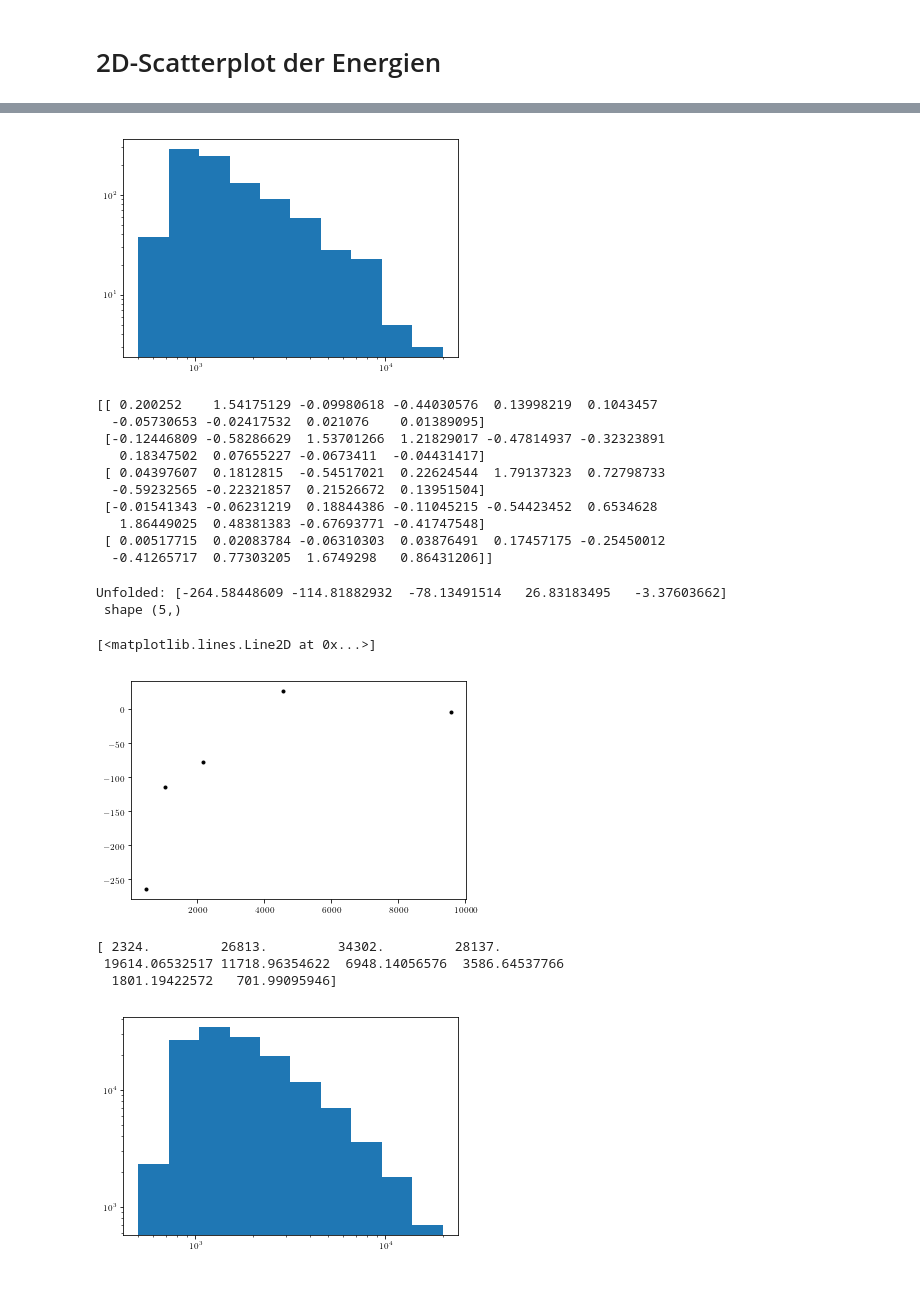
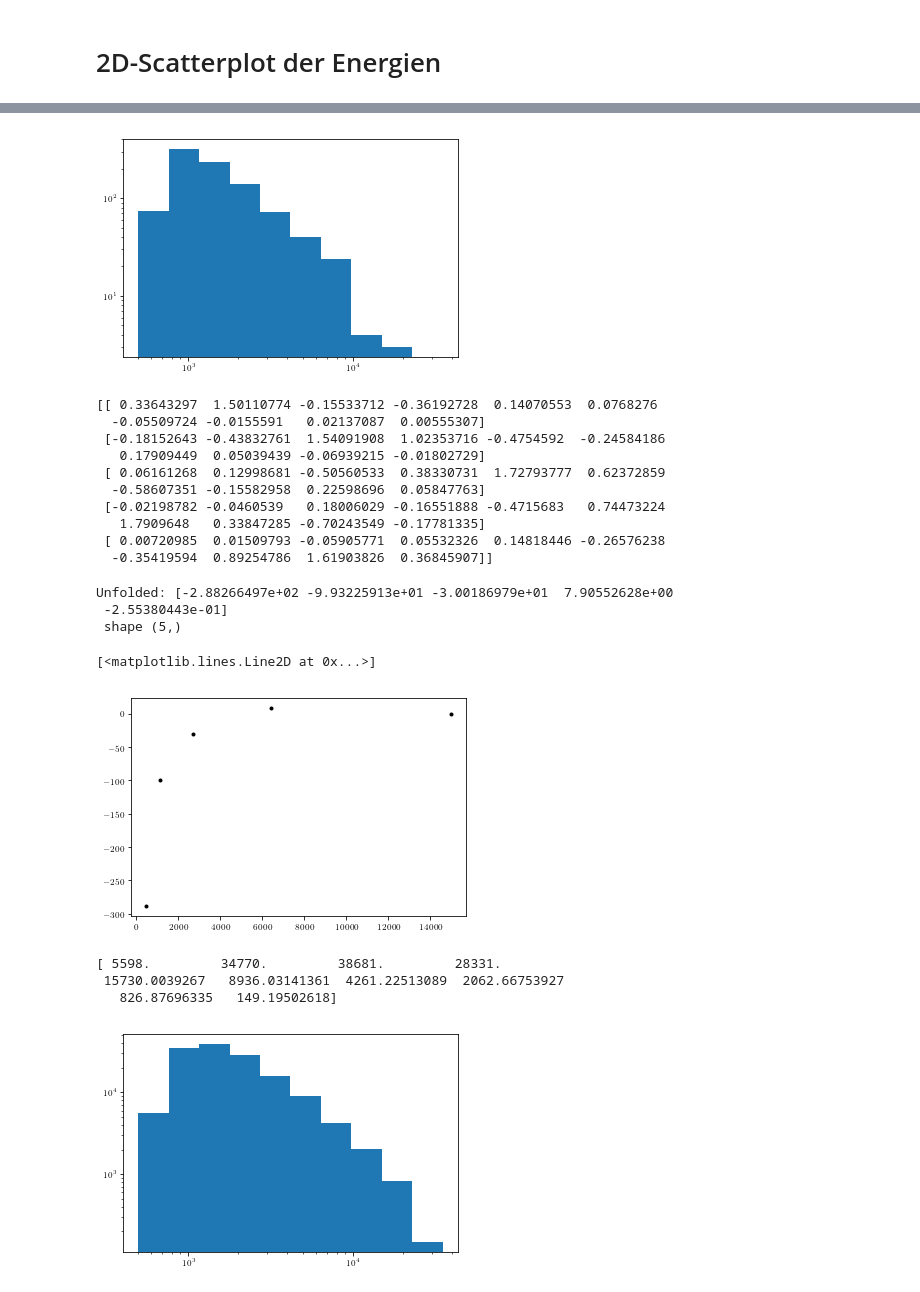
Before and after one commit to Ninilini/FP_Teilchen, a Jupyter notebook: FACT/plots/data_reading.ipynb, the cells around one changed output, grey strips where cells are left out. Drawn from its saved outputs; the diff is of its cells as text; code cells hidden in the pictures.

```diff
--- a/FACT/plots/data_reading.ipynb
+++ b/FACT/plots/data_reading.ipynb
@@ -143,8 +141,8 @@ matrix, xedge, yedge = np.histogram2d(
     gammas_sel['gamma_energy_prediction'],
     gammas_sel['corsika_event_header_total_energy'],
                                          bins=[
-                                             np.logspace(np.log10(500),np.log10(20e3),11),
-                                             np.logspace(np.log10(500),np.log10(20e3),6),
+                                             np.logspace(np.log10(500),np.log10(35e3),11),
+                                             np.logspace(np.log10(500),np.log10(35e3),6),
                                          ])
 matrix = matrix/np.sum(matrix,axis=0) #hier erfolgt die Normierung
 plt.matshow(matrix)
@@ -164,46 +162,47 @@ g, bins, p = plt.hist(crab_events_sel['gamma_energy_prediction'], bins=xedge)
 plt.xscale('log')
 plt.yscale('log')
 # %% [output]
-[figure, old version]
+[figure, new version]
 # %%
 # Penrose-Moore Pseudoinverse ausrechnen (nicht quadratisch)
 inv = np.linalg.pinv(matrix)
 print(inv)
 # %% [output]
-[[ 0.200252    1.54175129 -0.09980618 -0.44030576  0.13998219  0.1043457
-  -0.05730653 -0.02417532  0.021076    0.01389095]
- [-0.12446809 -0.58286629  1.53701266  1.21829017 -0.47814937 -0.32323891
-   0.18347502  0.07655227 -0.0673411  -0.04431417]
- [ 0.04397607  0.1812815  -0.54517021  0.22624544  1.79137323  0.72798733
-  -0.59232565 -0.22321857  0.21526672  0.13951504]
- [-0.01541343 -0.06231219  0.18844386 -0.11045215 -0.54423452  0.6534628
-   1.86449025  0.48381383 -0.67693771 -0.41747548]
- [ 0.00517715  0.02083784 -0.06310303  0.03876491  0.17457175 -0.25450012
-  -0.41265717  0.77303205  1.6749298   0.86431206]]
+[[ 0.33643297  1.50110774 -0.15533712 -0.36192728  0.14070553  0.0768276
+  -0.05509724 -0.0155591   0.02137087  0.00555307]
+ [-0.18152643 -0.43832761  1.54091908  1.02353716 -0.4754592  -0.24584186
+   0.17909449  0.05039439 -0.06939215 -0.01802729]
+ [ 0.06161268  0.12998681 -0.50560533  0.38330731  1.72793777  0.62372859
+  -0.58607351 -0.15582958  0.22598696  0.05847763]
+ [-0.02198782 -0.0460539   0.18006029 -0.16551888 -0.4715683   0.74473224
+   1.7909648   0.33847285 -0.70243549 -0.17781335]
+ [ 0.00720985  0.01509793 -0.05905771  0.05532326  0.14818446 -0.26576238
+  -0.35419594  0.89254786  1.61903826  0.36845907]]
 # %%
 # Naive Entfaltung
 ev = g-b
 print('Unfolded: {}\n shape {}'.format(inv.dot(ev), np.shape(inv.dot(ev))))
 plt.plot(yedge[:-1], inv.dot(ev), 'k.')
 # %% [output]
-Unfolded: [-264.58448609 -114.81882932  -78.13491514   26.83183495   -3.37603662]
+Unfolded: [-2.88266497e+02 -9.93225913e+01 -3.00186979e+01  7.90552628e+00
+ -2.55380443e-01]
  shape (5,)
 [<matplotlib.lines.Line2D at 0x...>]
-[figure, old version]
+[figure, new version]
 # %%
 #Entfaltung mit Likelihood-Fit
 f, bins = np.histogram(gammas_sel['corsika_event_header_total_energy'], bins=yedge)
 b, bins = np.histogram(bkg['gamma_energy_prediction'], bins=xedge)
-lam = matrix@f-b
+lam = matrix@f+b
 bincenter = (bins[:-1]+bins[1:])/2
 plt.hist(bincenter, bins=bins, weights=lam)
 plt.xscale('log')
 plt.yscale('log')
 print(lam)
 # %% [output]
-[ 2324.         26813.         34302.         28137.
- 19614.06532517 11718.96354622  6948.14056576  3586.64537766
-  1801.19422572   701.99095946]
+[ 5598.         34770.         38681.         28331.
+ 15730.0039267   8936.03141361  4261.22513089  2062.66753927
+   826.87696335   149.19502618]
-[figure, old version]
+[figure, new version]
 # %%
 likelihood =
```
Also changed, not shown: parts of 4 cells of this notebook, 14 other files.
